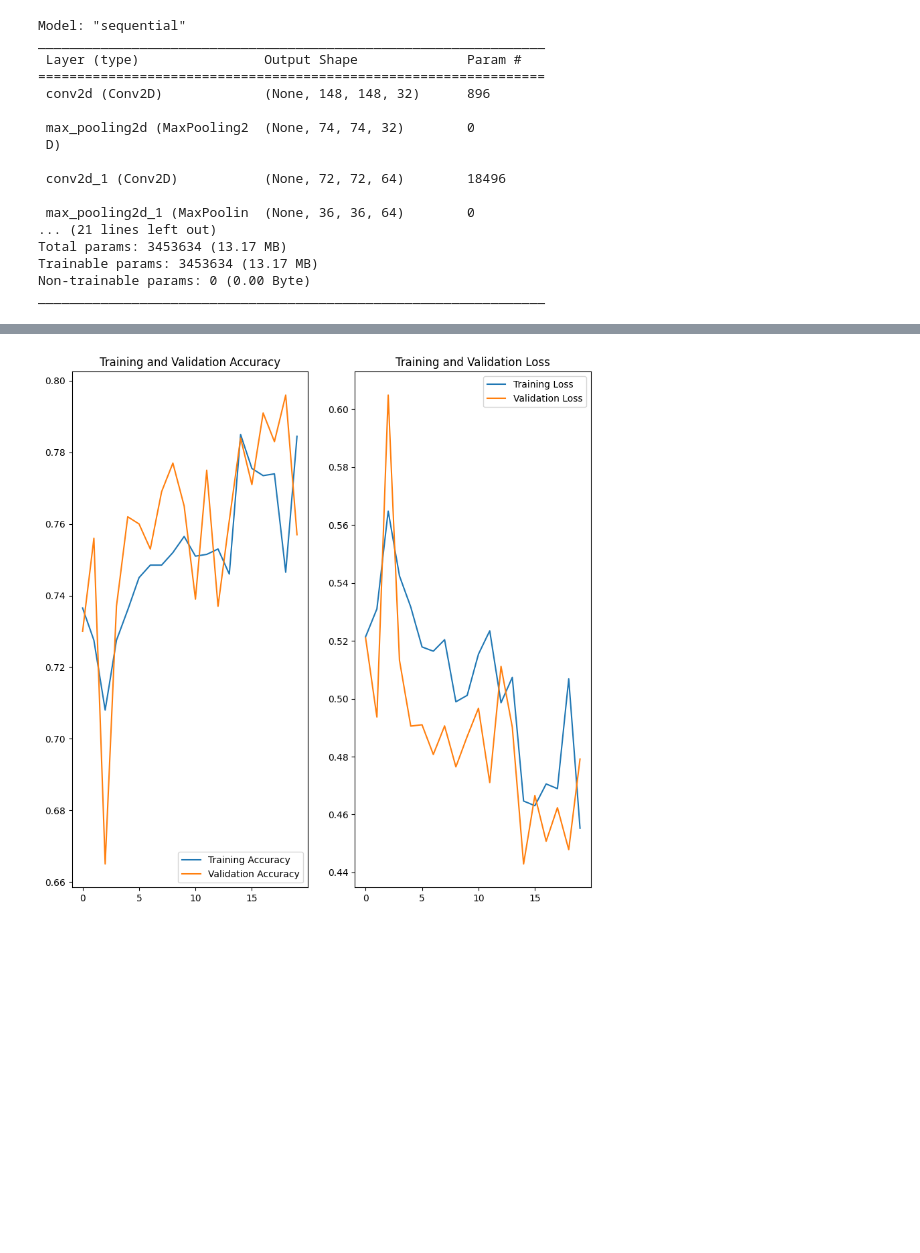
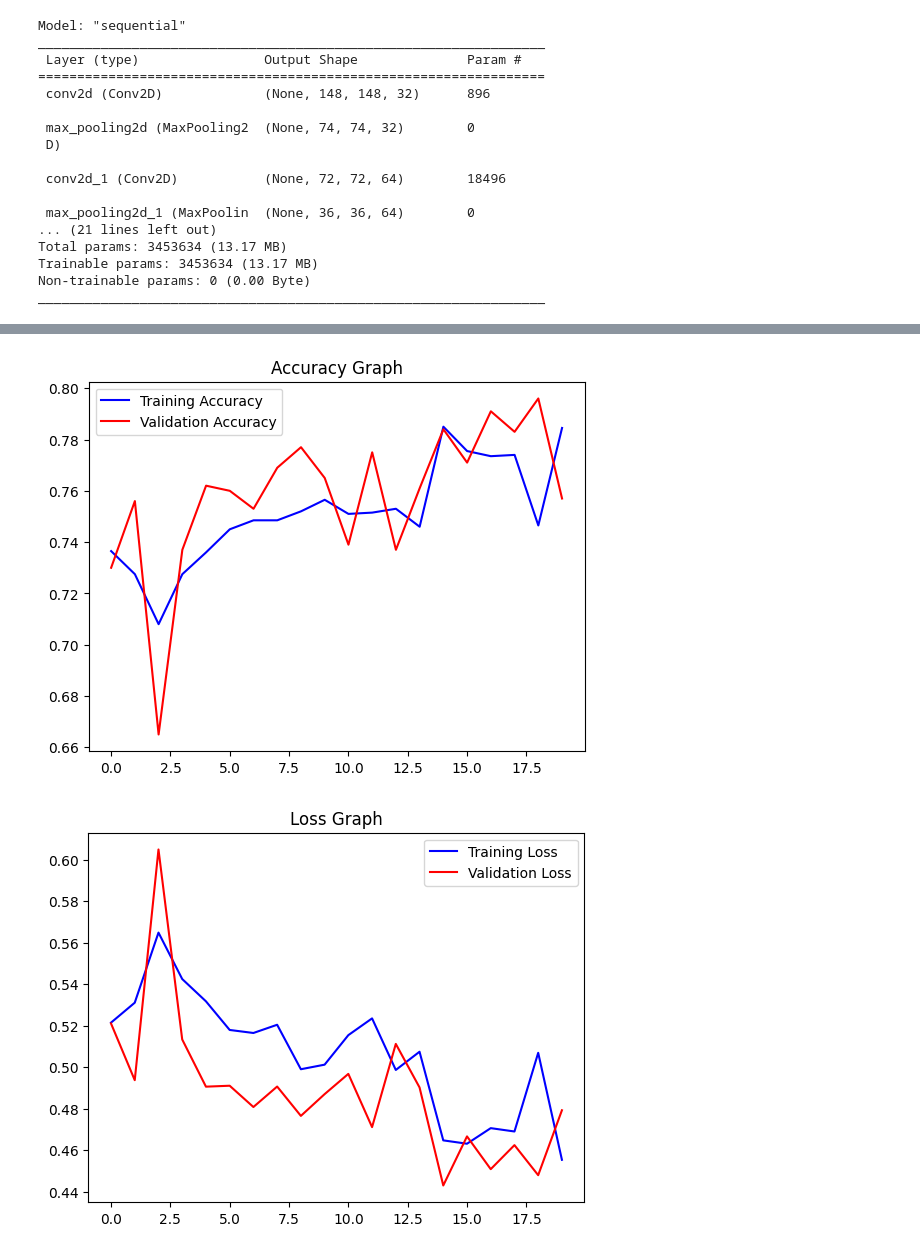
Before and after one commit to it-is-nidah/dogs-vs-cats, a Jupyter notebook: Dogs_vs_Cats_Redux.ipynb, the cells around one changed output, grey strips where cells are left out. Drawn from its saved outputs; the diff is of its cells as text; code cells hidden in the pictures; blank space fills up the shorter version.

```diff
--- a/Dogs_vs_Cats_Redux.ipynb
+++ b/Dogs_vs_Cats_Redux.ipynb
@@ -159,8 +247,9 @@ model = tf.keras.models.Sequential([
 
 
 #define the model
+model.compile(optimizer='adam', loss='binary_crossentropy', metrics=['accuracy'])
+model.summary()
 
-
-model.compile(optimizer='adam',
-              loss=tf.keras.losses.SparseCategoricalCrossentropy(from_logits=True),
-              metrics=['accuracy'])
+# model.compile(optimizer='adam',
+#               loss=tf.keras.losses.SparseCategoricalCrossentropy(from_logits=True),
+#               metrics=['accuracy'])
@@ -188,12 +295,12 @@ _________________________________________________________________
 # train the model
 
 epochs=20
-history = model.fit_generator(
+history = model.fit(
     train_data_gen,
-    steps_per_epoch=int(np.ceil(total_train / float(BATCH_SIZE))),
+    steps_per_epoch=len(train_data_gen),
     epochs=epochs,
     validation_data=val_data_gen,
-    validation_steps=int(np.ceil(total_val / float(BATCH_SIZE)))
+    validation_steps=len(val_data_gen)
 )
 # %% [output]
 Epoch 1/20
@@ -213,3 +320,5 @@ Epoch 19/20
 20/20 [==============================] - 137s 7s/step - loss: 0.5069 - accuracy: 0.7465 - val_loss: 0.4479 - val_accuracy: 0.7960
 Epoch 20/20
 20/20 [==============================] - 135s 7s/step - loss: 0.4553 - accuracy: 0.7845 - val_loss: 0.4792 - val_accuracy: 0.7570
+# %%
+history = model.fit(train_data_gen, epochs=10, validation_data=val_data_gen)
@@ -216,24 +346,45 @@ Epoch 20/20
 # %%
-acc = history.history['accuracy']
-val_acc = history.history['val_accuracy']
+# acc = history.history['accuracy']
+# val_acc = history.history['val_accuracy']
 
-loss = history.history['loss']
-val_loss = history.history['val_loss']
+# loss = history.history['loss']
+# val_loss = history.history['val_loss']
 
-epochs_range = range(epochs)
+# epochs_range = range(epochs)
 
-plt.figure(figsize=(10, 10))
-plt.subplot(1, 2, 1)
-plt.plot(epochs_range, acc, label='Training Accuracy')
-plt.plot(epochs_range, val_acc, label='Validation Accuracy')
-plt.legend(loc='lower right')
-plt.title('Training and Validation Accuracy')
+# plt.figure(figsize=(10, 10))
+# plt.subplot(1, 2, 1)
+# plt.plot(epochs_range, acc, label='Training Accuracy')
+# plt.plot(epochs_range, val_acc, label='Validation Accuracy')
+# plt.legend(loc='lower right')
+# plt.title('Training and Validation Accuracy')
 
-plt.subplot(1, 2, 2)
-plt.plot(epochs_range, loss, label='Training Loss')
-plt.plot(epochs_range, val_loss, label='Validation Loss')
-plt.legend(loc='upper right')
-plt.title('Training and Validation Loss')
-plt.show()
+# plt.subplot(1, 2, 2)
+# plt.plot(epochs_range, loss, label='Training Loss')
+# plt.plot(epochs_range, val_loss, label='Validation Loss')
+# plt.legend(loc='upper right')
+# plt.title('Training and Validation Loss')
+# plt.show()
-# %% [output]
-[figure, removed]
+# %%
+
+
+acc = history.history['accuracy']
+val_acc = history.history['val_accuracy']
+epochs = range(len(acc))
+
+plt.plot(epochs, acc, 'b', label='Training Accuracy')
+plt.plot(epochs, val_acc, 'r', label='Validation Accuracy')
+plt.title('Accuracy Graph')
+plt.legend()
+plt.figure()
+
+loss = history.history['loss']
+val_loss = history.history['val_loss']
+plt.plot(epochs, loss, 'b', label='Training Loss')
+plt.plot(epochs, val_loss, 'r', label='Validation Loss')
+plt.title('Loss Graph')
+plt.legend()
+plt.show()
+# %% [output]
+[figure, added]
+[figure, added]
```
Also changed, not shown: parts of 12 cells of this notebook.
